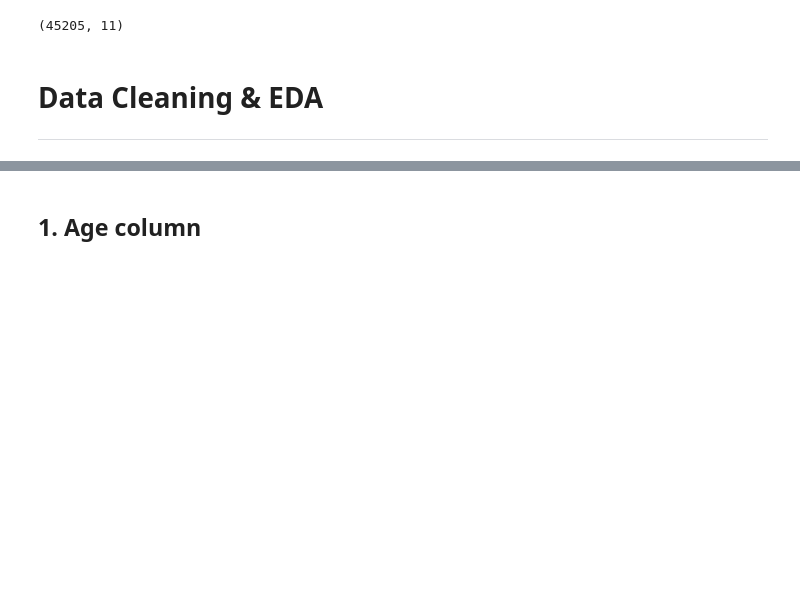
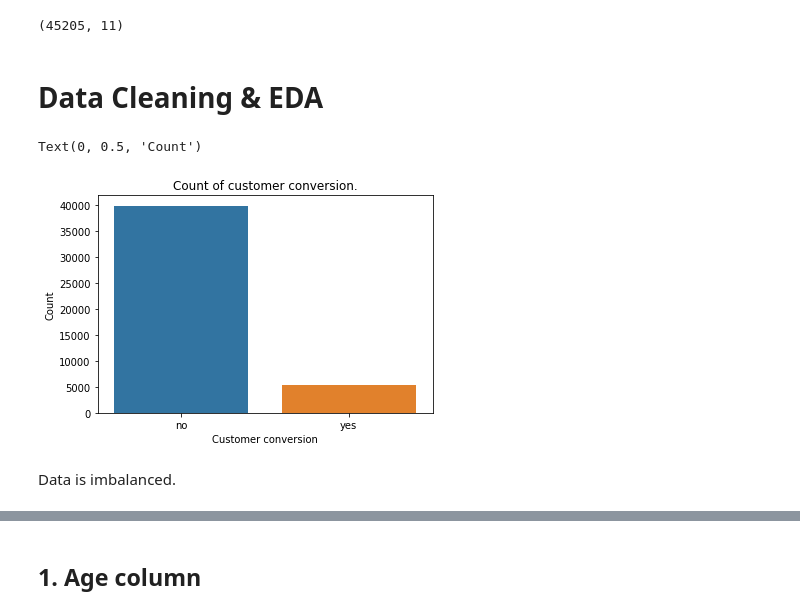
Before and after one commit to BhanuSrihridai/Insurance-Company-Customer-Conversion-Prediction, a Jupyter notebook: Customer Conversion Prediction.ipynb, the cells around one changed output, grey strips where cells are left out. Drawn from its saved outputs; the diff is of its cells as text; code cells hidden in the pictures; blank space fills up the shorter version.

```diff
--- a/Customer Conversion Prediction.ipynb
+++ b/Customer Conversion Prediction.ipynb
@@ -112,7 +114,15 @@ data.shape
 (45205, 11)
 # %% [markdown]
 # **Data Cleaning** **& EDA**
-
----
+# %%
+sns.countplot(data=data,x='y')
+plt.title('Count of customer conversion.')
+plt.xlabel('Customer conversion')
+plt.ylabel('Count')
+# %% [output]
+Text(0, 0.5, 'Count')
+[figure, added]
+# %% [markdown]
+Data is imbalanced.
 # %%
 data.y=data.y.map({'yes':1,'no':0})
```
Also changed, not shown: parts of 65 cells of this notebook.
